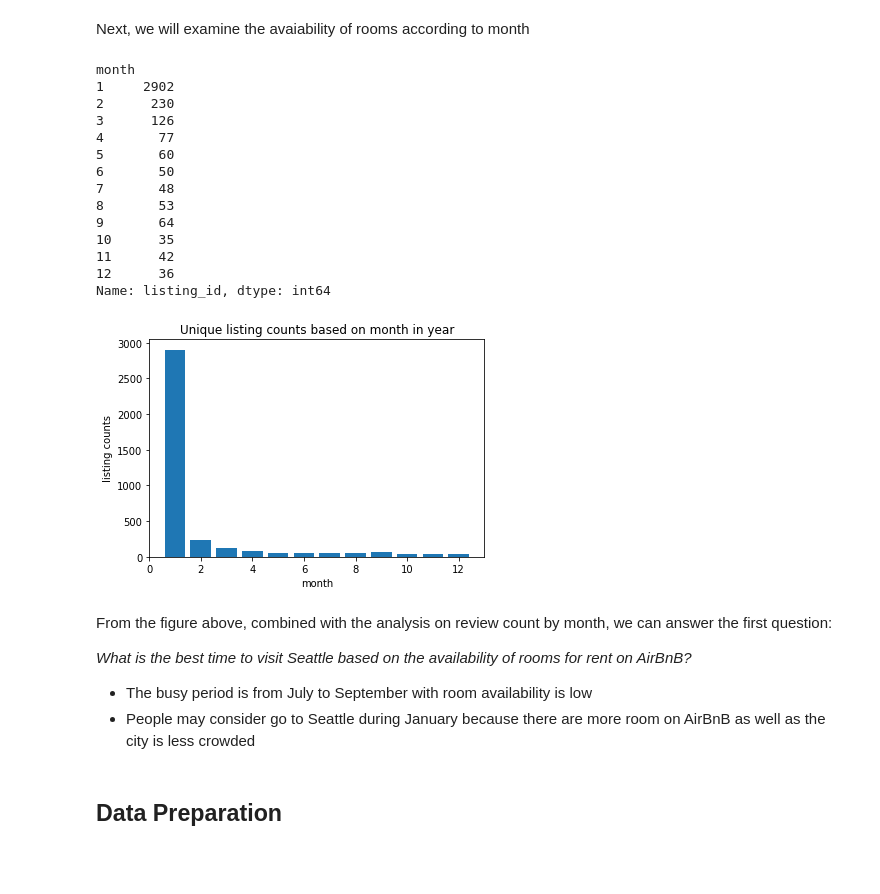
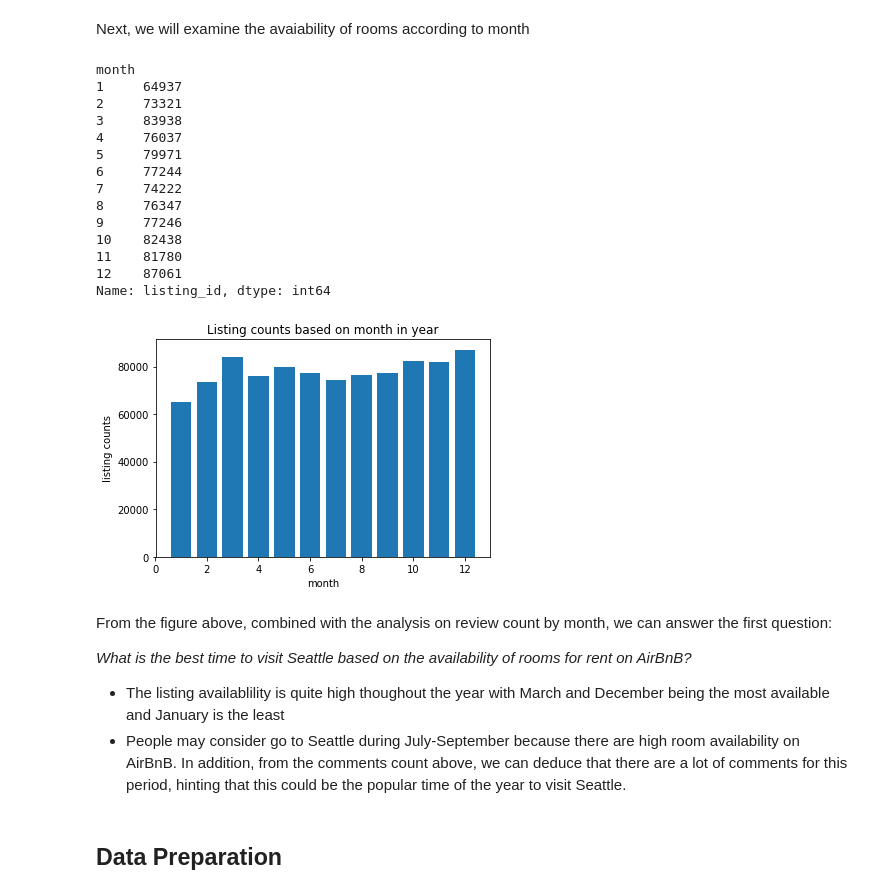
Before and after one commit to ducdoan510/DSND-Analyse-AirBnB-Dataset, a Jupyter notebook: SeattleAirBnBListingAnalysis.ipynb, the cells around one changed output. Drawn from its saved outputs; the diff is of its cells as text; code cells hidden in the pictures; blank space fills up the shorter version.

```diff
--- a/SeattleAirBnBListingAnalysis.ipynb
+++ b/SeattleAirBnBListingAnalysis.ipynb
@@ -254,39 +254,38 @@ Next, we will examine the avaiability of rooms according to month
 # %%
 seattle_calendar['month'] = seattle_calendar['date'].map(lambda date_str: datetime.strptime(date_str, '%Y-%m-%d').month)
 room_availability_by_month = seattle_calendar[seattle_calendar['available'] == 't']\
-    .drop_duplicates(subset=['listing_id'])\
     .groupby(['month']).count()['listing_id']
 room_availability_by_month
 # %% [output]
 month
-1     2902
-2      230
-3      126
-4       77
-5       60
-6       50
-7       48
-8       53
-9       64
-10      35
-11      42
-12      36
+1     64937
+2     73321
+3     83938
+4     76037
+5     79971
+6     77244
+7     74222
+8     76347
+9     77246
+10    82438
+11    81780
+12    87061
 Name: listing_id, dtype: int64
 # %%
 plt.bar(room_availability_by_month.index, room_availability_by_month)
-plt.title('Unique listing counts based on month in year')
+plt.title('Listing counts based on month in year')
 plt.xlabel('month')
 plt.ylabel('listing counts')
 print()
 # %% [output]
-[figure, old version]
+[figure, new version]
 # %% [markdown]
 From the figure above, combined with the analysis on review count by month, we can answer the first question:
 
 _What is the best time to visit Seattle based on the availability of rooms for rent on AirBnB?_
 
-- The busy period is from July to September with room availability is low
-- People may consider go to Seattle during January because there are more room on AirBnB as well as the city is less crowded
+- The listing availablility is quite high thoughout the year with March and December being the most available and January is the least
+- People may consider go to Seattle during July-September because there are high room availability on AirBnB. In addition, from the comments count above, we can deduce that there are a lot of comments for this period, hinting that this could be the popular time of the year to visit Seattle.
 # %% [markdown]
 ## Data Preparation <a class="anchor" id="Data-Preparation"></a>
 # %% [markdown]
```
Also changed, not shown: parts of 5 cells of this notebook.
